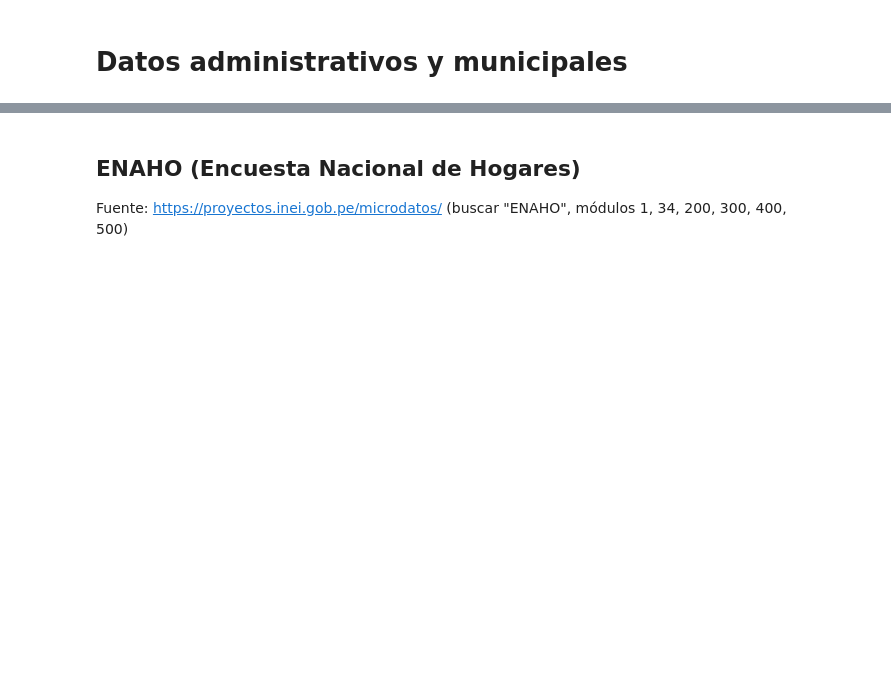
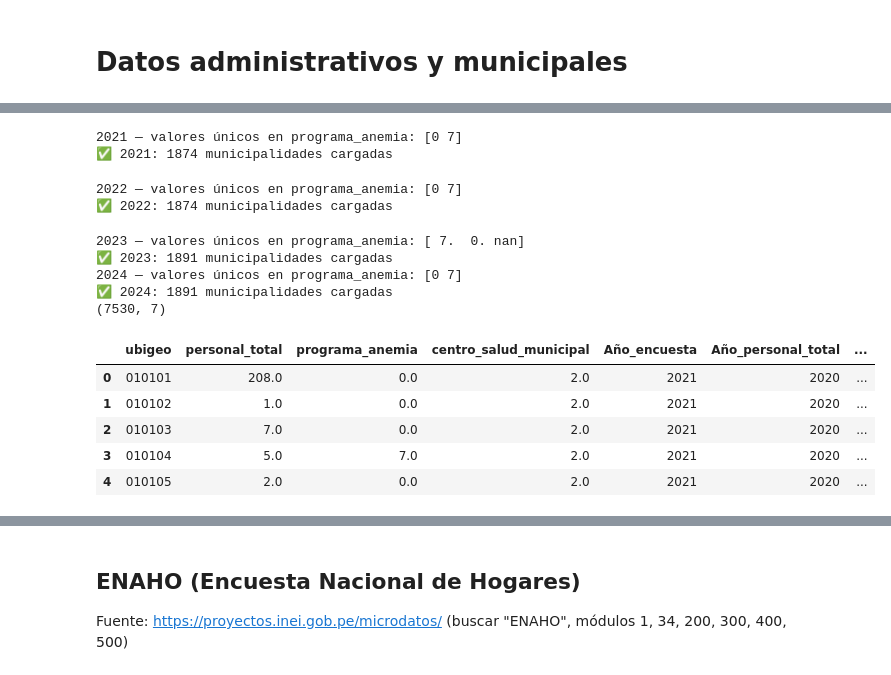
Before and after one commit to isdextre/causal-anemia-model, a Jupyter notebook: notebooks/00_join_ubigeo.ipynb, the cells around one changed output, grey strips where cells are left out. Saved outputs shown, nothing was run; the diff lists cells and outputs as text; code cells hidden in the pictures; blank space fills up the shorter version.

```diff
--- a/notebooks/00_join_ubigeo.ipynb
+++ b/notebooks/00_join_ubigeo.ipynb
@@ -194,6 +225,75 @@ Fuente: https://proyectos.inei.gob.pe/microdatos/ (buscar "RENAMU", módulo usad
 # %%
-ruta_renamu = ""  # ej: "data/raw/RENAMU_1963.csv"
+from pathlib import Path
+import pandas as pd
 
-renamu = pd.read_csv(ruta_renamu)
-print(renamu.shape)
-renamu.head()
+base_dir = Path("../data/raw/RENAMU")
+años = range(2021, 2025)
+
+columnas_necesarias = {
+    "Ubigeo": "ubigeo",
+    "P19D_T": "personal_total",
+    "P68_7": "programa_anemia",
+    "P66_2": "centro_salud_municipal",
+}
+
+nulos_renamu = ["#Â¡NULO!", "#¡NULO!"]
+
+paneles = []
+
+for año in años:
+    carpeta = base_dir / str(año)
+
+    if not carpeta.exists():
+        print(f"⚠️ {año}: no existe la carpeta {carpeta}, saltando")
+        continue
+
+    csvs = [f for f in carpeta.iterdir() if f.suffix.lower() == ".csv"]
+
+    if len(csvs) != 1:
+        print(f"⚠️ {año}: encontré {len(csvs)} CSV en la carpeta, revisar manualmente")
+        continue
+
+    df = pd.read_csv(csvs[0], sep=";", encoding="latin-1", na_values=nulos_renamu)
+
+    faltantes = [c for c in columnas_necesarias if c not in df.columns]
+    if faltantes:
+        print(f"⚠️ {año}: faltan columnas {faltantes} — revisar nombre exacto en el diccionario {año}")
+        print(f"   Columnas disponibles (primeras 15): {list(df.columns)[:15]}")
+        continue
+
+    df = df[list(columnas_necesarias.keys())].rename(columns=columnas_necesarias)
+    df["ubigeo"] = df["ubigeo"].astype(str).str.zfill(6)
+    df["Año_encuesta"] = año
+
+    # Diagnóstico rápido: confirmar qué valores trae programa_anemia antes de asumir Sí/No
+    print(f"{año} — valores únicos en programa_anemia: {df['programa_anemia'].unique()}")
+
+    paneles.append(df)
+    print(f"✅ {año}: {df.shape[0]} municipalidades cargadas")
+
+renamu_panel = pd.concat(paneles, ignore_index=True)
+
+# --- Corrección de año: personal_total y programa_anemia son retrospectivas ---
+# (describen el año anterior a la encuesta); centro_salud_municipal no lo es.
+renamu_panel["Año_personal_total"] = renamu_panel["Año_encuesta"] - 1
+renamu_panel["Año_programa_anemia"] = renamu_panel["Año_encuesta"] - 1
+# centro_salud_municipal usa Año_encuesta directamente, sin columna adicional
+
+print(renamu_panel.shape)
+renamu_panel.head()
+# %% [output]
+2021 — valores únicos en programa_anemia: [0 7]
+✅ 2021: 1874 municipalidades cargadas
+2022 — valores únicos en programa_anemia: [0 7]
+✅ 2022: 1874 municipalidades cargadas
+2023 — valores únicos en programa_anemia: [ 7.  0. nan]
+✅ 2023: 1891 municipalidades cargadas
+2024 — valores únicos en programa_anemia: [0 7]
+✅ 2024: 1891 municipalidades cargadas
+(7530, 7)
+|  | ubigeo | personal_total | programa_anemia | centro_salud_municipal | Año_encuesta | Año_personal_total | ... |
+| 0 | 010101 | 208.0 | 0.0 | 2.0 | 2021 | 2020 | ... |
+| 1 | 010102 | 1.0 | 0.0 | 2.0 | 2021 | 2020 | ... |
+| 2 | 010103 | 7.0 | 0.0 | 2.0 | 2021 | 2020 | ... |
+| 3 | 010104 | 5.0 | 7.0 | 2.0 | 2021 | 2020 | ... |
+| 4 | 010105 | 2.0 | 0.0 | 2.0 | 2021 | 2020 | ... |
```
Also changed, not shown: parts of 12 cells of this notebook.
